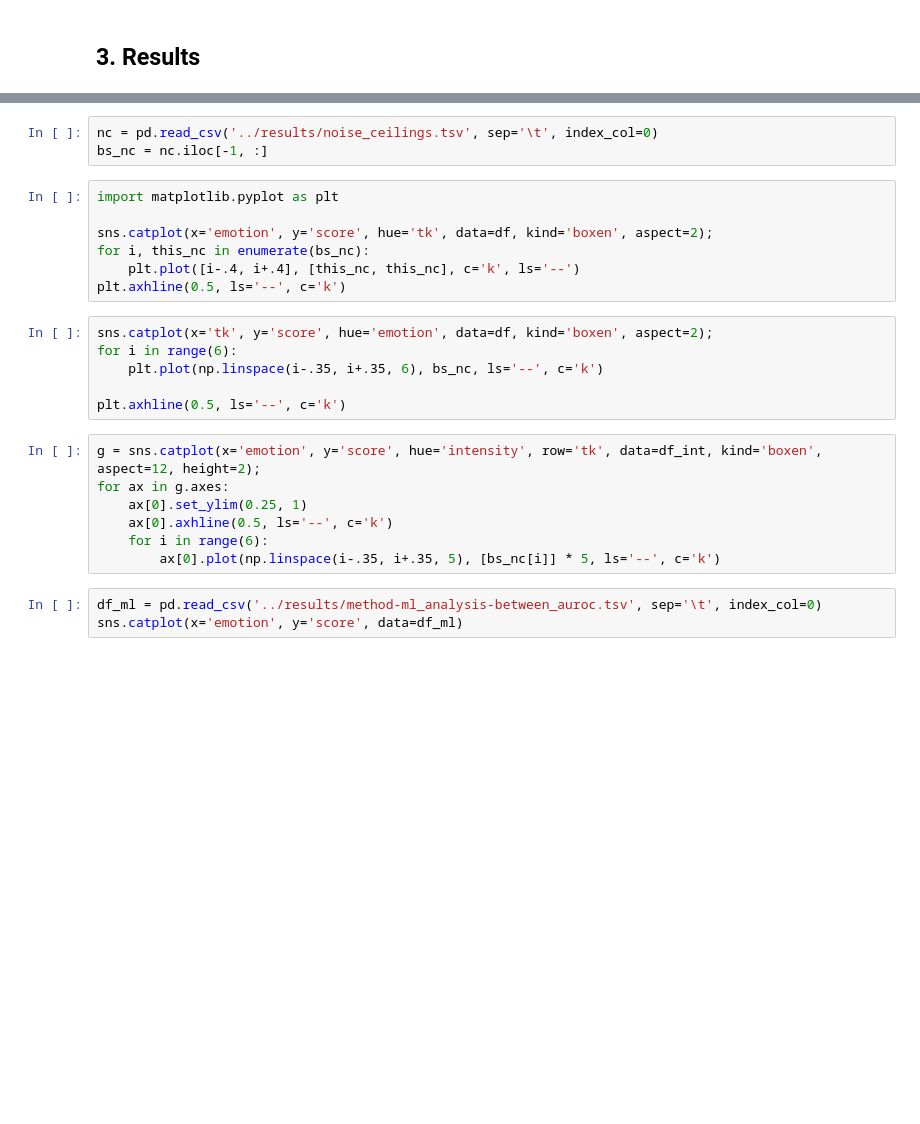
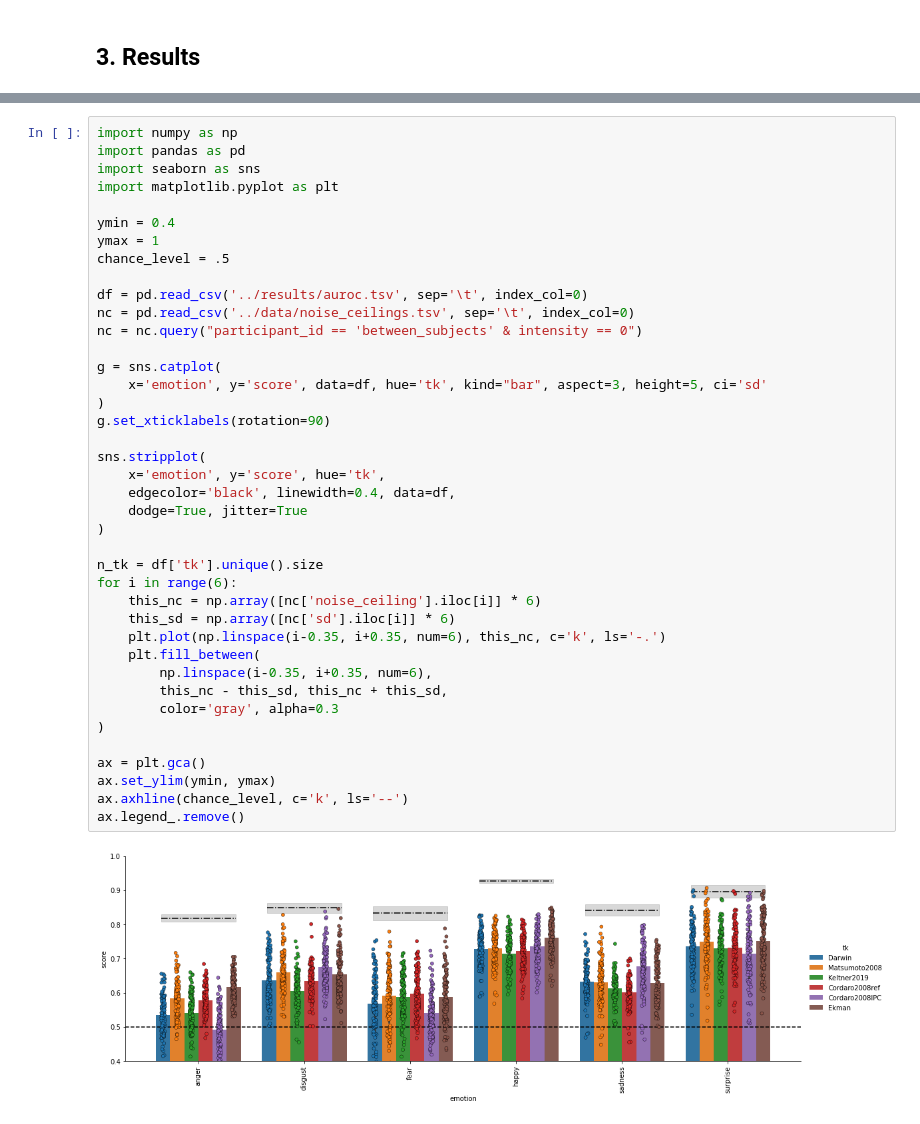
Before and after one commit to lukassnoek/hypothesis-kernel-analysis, a Jupyter notebook: notebooks/theory_kernel_analysis.ipynb, the cells around one changed output, grey strips where cells are left out. Saved outputs shown, nothing was run; the diff lists cells and outputs as text; blank space fills up the shorter version.

```diff
--- a/notebooks/theory_kernel_analysis.ipynb
+++ b/notebooks/theory_kernel_analysis.ipynb
@@ -625,26 +601,42 @@ sns.catplot(x='emotion', y='score', hue='intensity', row='tk', data=df_int, kind
-# %%
-nc = pd.read_csv('../results/noise_ceilings.tsv', sep='\t', index_col=0)
-bs_nc = nc.iloc[-1, :]
-# %%
-import matplotlib.pyplot as plt
-
-sns.catplot(x='emotion', y='score', hue='tk', data=df, kind='boxen', aspect=2);
-for i, this_nc in enumerate(bs_nc):
-    plt.plot([i-.4, i+.4], [this_nc, this_nc], c='k', ls='--')
-plt.axhline(0.5, ls='--', c='k')
-# %%
-sns.catplot(x='tk', y='score', hue='emotion', data=df, kind='boxen', aspect=2);
-for i in range(6):
-    plt.plot(np.linspace(i-.35, i+.35, 6), bs_nc, ls='--', c='k')
-
-plt.axhline(0.5, ls='--', c='k')
-# %%
-g = sns.catplot(x='emotion', y='score', hue='intensity', row='tk', data=df_int, kind='boxen', aspect=12, height=2);
-for ax in g.axes:
-    ax[0].set_ylim(0.25, 1)
-    ax[0].axhline(0.5, ls='--', c='k')
-    for i in range(6):
-        ax[0].plot(np.linspace(i-.35, i+.35, 5), [bs_nc[i]] * 5, ls='--', c='k')
-# %%
-df_ml = pd.read_csv('../results/method-ml_analysis-between_auroc.tsv', sep='\t', index_col=0)
-sns.catplot(x='emotion', y='score', data=df_ml)
+# %%
+import numpy as np
+import pandas as pd
+import seaborn as sns
+import matplotlib.pyplot as plt
+
+ymin = 0.4
+ymax = 1
+chance_level = .5
+
+df = pd.read_csv('../results/auroc.tsv', sep='\t', index_col=0)
+nc = pd.read_csv('../data/noise_ceilings.tsv', sep='\t', index_col=0)
+nc = nc.query("participant_id == 'between_subjects' & intensity == 0")
+
+g = sns.catplot(
+    x='emotion', y='score', data=df, hue='tk', kind="bar", aspect=3, height=5, ci='sd'
+)
+g.set_xticklabels(rotation=90)
+
+sns.stripplot(
+    x='emotion', y='score', hue='tk',
+    edgecolor='black', linewidth=0.4, data=df,
+    dodge=True, jitter=True
+)
+
+n_tk = df['tk'].unique().size
+for i in range(6):
+    this_nc = np.array([nc['noise_ceiling'].iloc[i]] * 6)
+    this_sd = np.array([nc['sd'].iloc[i]] * 6)
+    plt.plot(np.linspace(i-0.35, i+0.35, num=6), this_nc, c='k', ls='-.')
+    plt.fill_between(
+        np.linspace(i-0.35, i+0.35, num=6),
+        this_nc - this_sd, this_nc + this_sd,
+        color='gray', alpha=0.3
+)
+
+ax = plt.gca()
+ax.set_ylim(ymin, ymax)
+ax.axhline(chance_level, c='k', ls='--')
+ax.legend_.remove()
+# %% [output]
+[figure, added]
```
Also changed, not shown: parts of 16 cells of this notebook, 5 other files.
